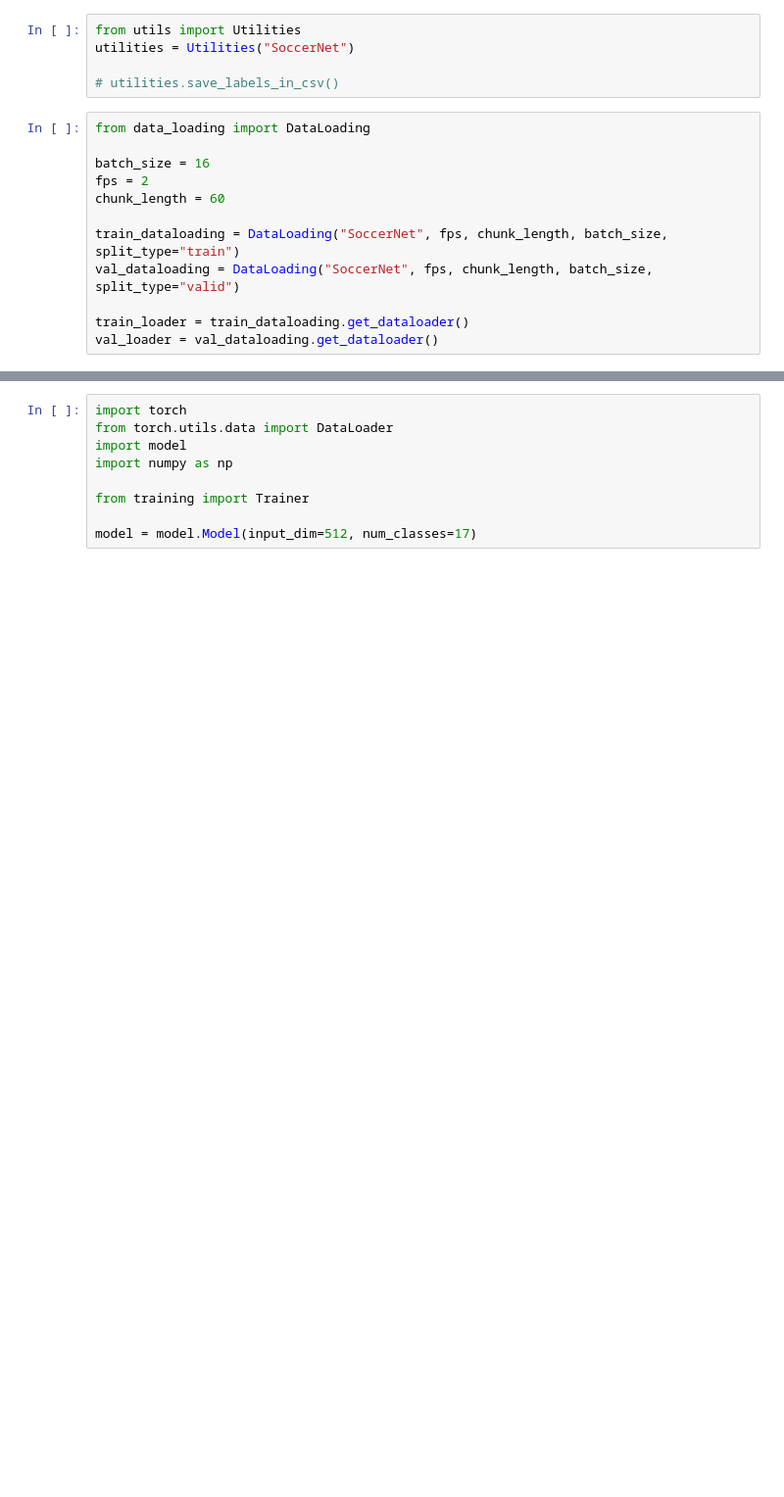
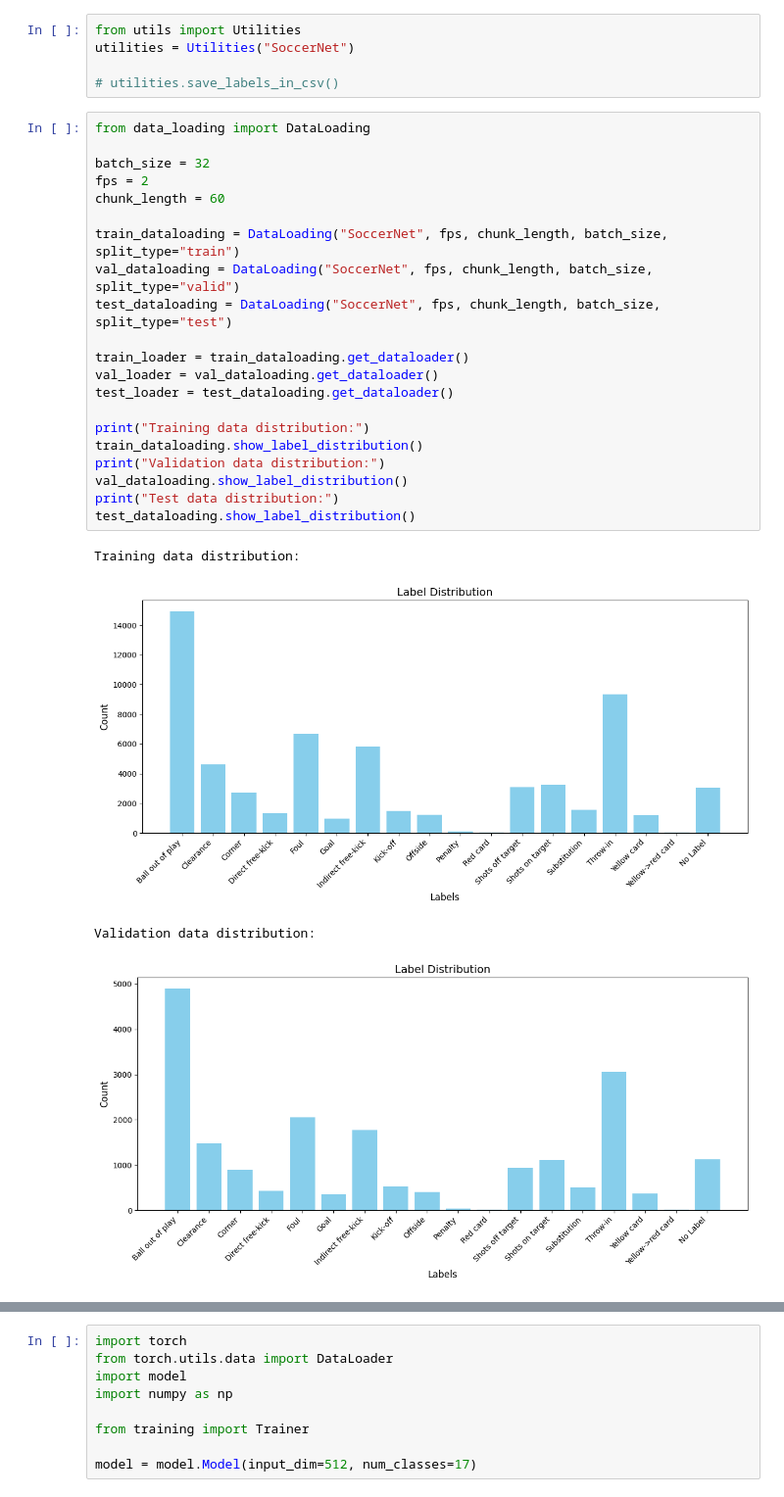
Before and after one commit to justin-pinheiro/TAAC_project, a Jupyter notebook: project.ipynb, the cells around one changed output, grey strips where cells are left out. Shown at 98% size. Saved outputs shown, nothing was run; the diff lists cells and outputs as text; blank space fills up the shorter version.

```diff
--- a/project.ipynb
+++ b/project.ipynb
@@ -22,12 +24,26 @@ utilities = Utilities("SoccerNet")
 # %%
 from data_loading import DataLoading
 
-batch_size = 16
+batch_size = 32
 fps = 2
 chunk_length = 60
 
 train_dataloading = DataLoading("SoccerNet", fps, chunk_length, batch_size, split_type="train")
 val_dataloading = DataLoading("SoccerNet", fps, chunk_length, batch_size, split_type="valid")
+test_dataloading = DataLoading("SoccerNet", fps, chunk_length, batch_size, split_type="test")
 
 train_loader = train_dataloading.get_dataloader()
 val_loader = val_dataloading.get_dataloader()
+test_loader = test_dataloading.get_dataloader()
+
+print("Training data distribution:")
+train_dataloading.show_label_distribution()
+print("Validation data distribution:")
+val_dataloading.show_label_distribution()
+print("Test data distribution:")
+test_dataloading.show_label_distribution()
+# %% [output]
+Training data distribution:
+[figure, added]
+Validation data distribution:
+[figure, added]
```
Also changed, not shown: parts of 5 cells of this notebook, 3 other files.
